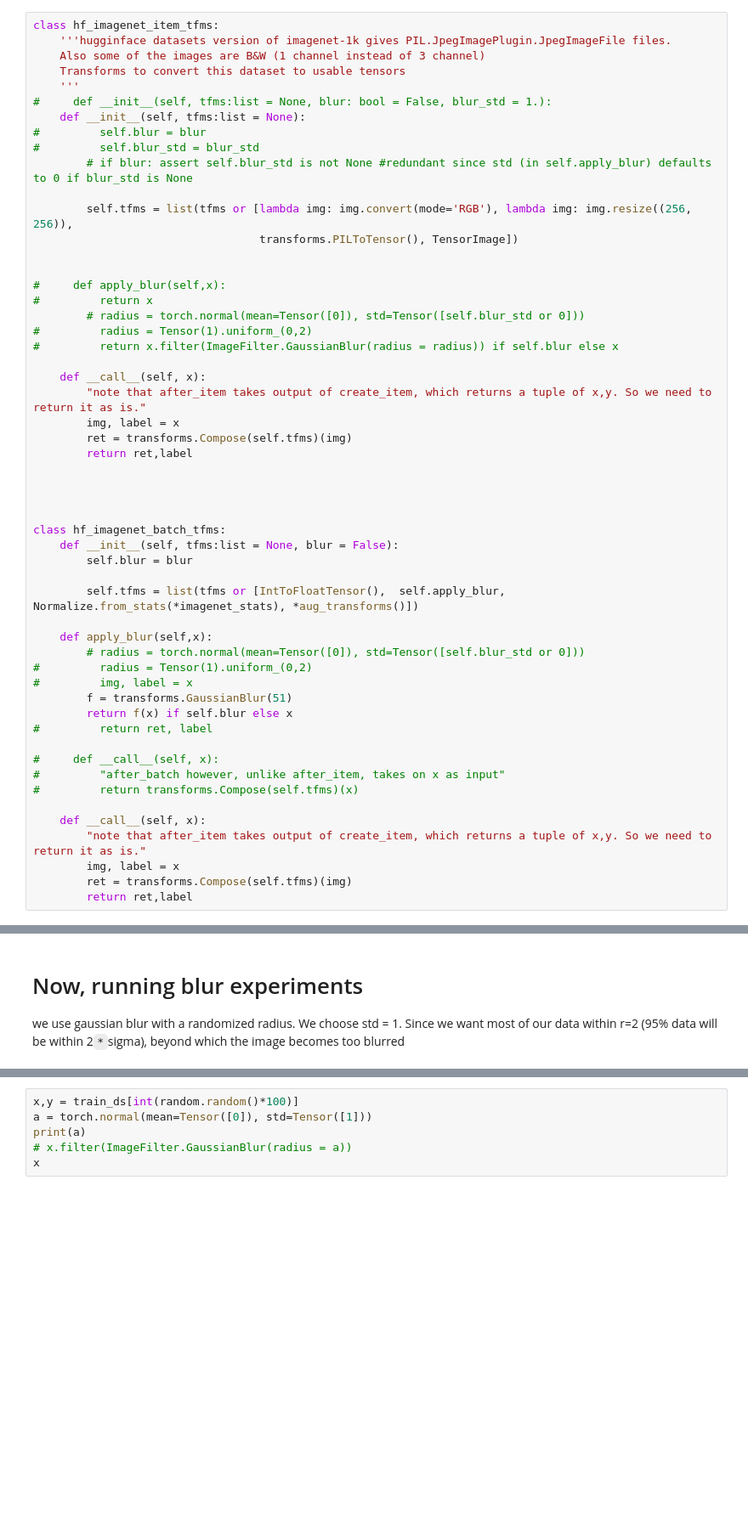
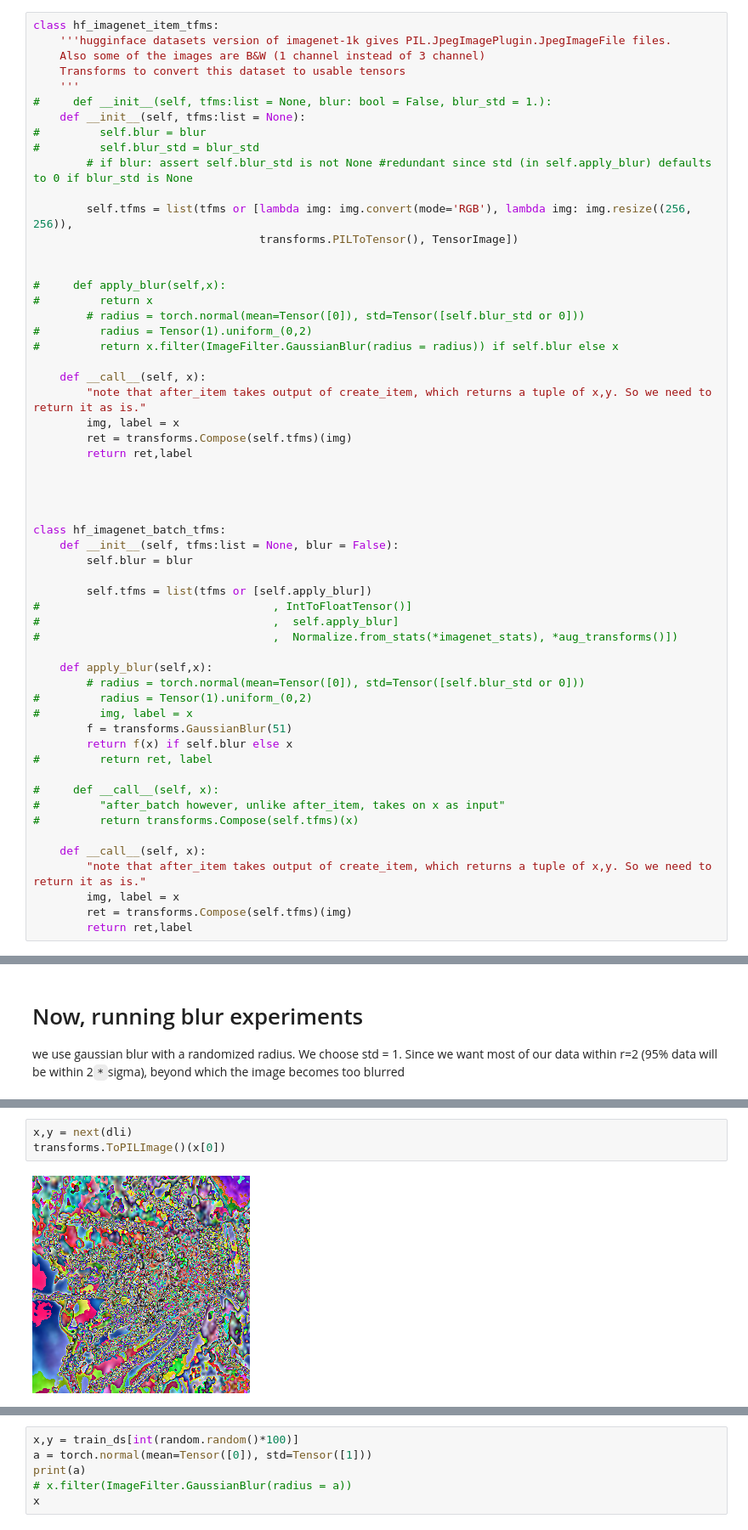
Before and after one commit to PalaashAgrawal/imagenet_experiments, a Jupyter notebook: train_imagenet_playground.ipynb, the cells around one changed output, grey strips where cells are left out. Shown at 85% size. Saved outputs shown, nothing was run; the diff lists cells and outputs as text; blank space fills up the shorter version.

Commit message:
rearranged aug_transforms and normalize.from_stats

```diff
--- a/train_imagenet_playground.ipynb
+++ b/train_imagenet_playground.ipynb
@@ -74,7 +74,10 @@ class hf_imagenet_batch_tfms:
     def __init__(self, tfms:list = None, blur = False):
         self.blur = blur
 
-        self.tfms = list(tfms or [IntToFloatTensor(),  self.apply_blur,  Normalize.from_stats(*imagenet_stats), *aug_transforms()])
+        self.tfms = list(tfms or [self.apply_blur])
+#                                   , IntToFloatTensor()]
+#                                   ,  self.apply_blur]
+#                                   ,  Normalize.from_stats(*imagenet_stats), *aug_transforms()])
 
     def apply_blur(self,x):
         # radius = torch.normal(mean=Tensor([0]), std=Tensor([self.blur_std or 0]))
@@ -166,0 +216,5 @@ we use gaussian blur with a randomized radius. We choose std = 1. Since we want
+# %%
+x,y = next(dli)
+transforms.ToPILImage()(x[0])
+# %% [output]
+[figure, added]
```
Also changed, not shown: parts of 5 cells of this notebook, 2 other files.
